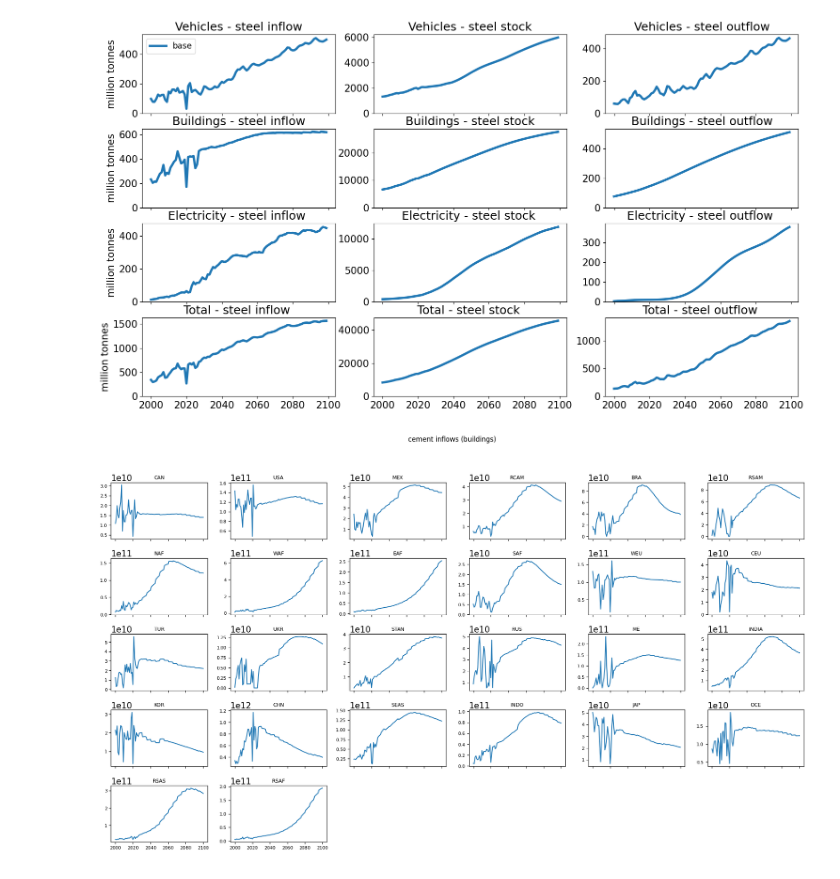
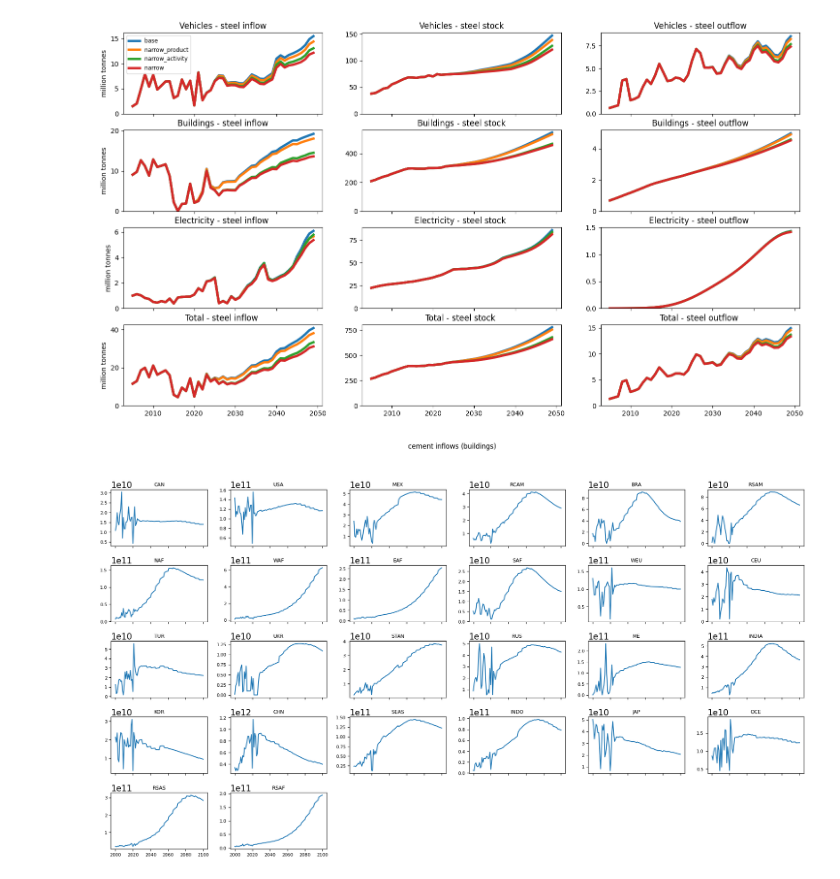
Before and after one commit to imagepbl/image-materials, a Jupyter notebook: examples/combined_scenarios.ipynb, the cells around one changed output. Cells and saved outputs as stored; diff of their text form; code cells hidden in the pictures.

```diff
--- a/examples/combined_scenarios.ipynb
+++ b/examples/combined_scenarios.ipynb
@@ -23,10 +24,10 @@ from imagematerials.util import reindex_material
 # %%
 # Define the complete timeline, including historic tail
 
-YEAR_START  = 1971    # start year of the simulation period
-YEAR_END    = 2100    # end year of the calculations
-YEAR_OUT    = 2100    # year of output generation = last year of reporting
-time_start = 1971
+YEAR_START  = 2000    # start year of the simulation period
+YEAR_END    = 2050    # end year of the calculations
+YEAR_OUT    = 2050    # year of output generation = last year of reporting
+time_start = 2000
 complete_timeline = prism.Timeline(time_start, YEAR_END, 1)
 simulation_timeline = prism.Timeline(YEAR_START, YEAR_OUT, 1)
 
@@ -35,8 +36,8 @@ simulation_timeline = prism.Timeline(YEAR_START, YEAR_OUT, 1)
 scenario_list = {
 
                 "base":("SSP2",["base"]),
-                "narrow_product":("SSP2", ["base", "narrow_product"]),
-                "narrow_activity":("SSP2_narrow", ["base", "narrow_activity"]),
+                "narrow_product":("SSP2_narrow_product", ["base", "narrow_product"]),
+                "narrow_activity":("SSP2_narrow_activity", ["base", "narrow_activity"]),
                 "narrow":("SSP2_narrow", ["base", "narrow_product", "narrow_activity"]),
                 #  "slow":("SSP2_slow",["base", "slow"]),
                 #  "close":("SSP2",["base", "close"]),
@@ -197,8 +231,9 @@ Finished base
 import matplotlib.pyplot as plt
 import seaborn as sns
 import xarray as xr
-region = "World" # "World" OR region code (e.g., "CHN", "BRA"...)
-t0 = 2000
+region = "BRA" # "World" OR region code (e.g., "CHN", "BRA"...)
+t0 = 2005
+tf = 2050
 linewidth = 3.5
 alpha=1
 material = "steel"
@@ -211,7 +246,7 @@ plt.rcParams['axes.prop_cycle'] = plt.cycler(color=colors)
 
 # --- Vehicles - steel inflow ---
 for scen_id, output in all_output.items():
-    inflow = output["inflow_materials"][0].to_array().sel(time=range(t0, 2100))
+    inflow = output["inflow_materials"][0].to_array().sel(time=range(t0, tf))
     time = inflow.coords["time"]
     if region == "World":
         axes[0].plot(time, inflow.sel(material=material).sum("Type").sum("Region") / 1e9, label=scen_id,linewidth = linewidth,alpha=alpha)
@@ -223,7 +258,7 @@ axes[0].set_ylim(bottom=0)
 
 # --- Vehicles - steel stock ---
 for scen_id, output in all_output.items():
-    stock = output["stock_by_cohort_materials"][0].sel(Time=range(t0, 2100))
+    stock = output["stock_by_cohort_materials"][0].sel(Time=range(t0, tf))
     Time = stock.coords["Time"]
     if region == "World":
         axes[1].plot(Time, stock.sel(material=material).sum("Type").sum("Region") / 1e9, label=scen_id,linewidth = linewidth,alpha=alpha)
@@ -234,7 +269,7 @@ axes[1].set_ylim(bottom=0)
 
 # --- Vehicles - steel outflow ---
 for scen_id, output in all_output.items():
-    outflow = output["outflow_by_cohort_materials"][0].to_array().sel(time=range(t0, 2100))
+    outflow = output["outflow_by_cohort_materials"][0].to_array().sel(time=range(t0, tf))
     time = outflow.coords["time"]
     if region == "World":
         axes[2].plot(time, outflow.sel(material=material).sum("Type").sum("Region") / 1e9, label=scen_id,linewidth = linewidth,alpha=alpha)
@@ -245,7 +280,7 @@ axes[2].set_ylim(bottom=0)
 
 # --- Buildings - steel inflow ---
 for scen_id, output in all_output.items():
-    inflow = output["inflow_materials"][1].to_array().sel(time=range(t0, 2100))
+    inflow = output["inflow_materials"][1].to_array().sel(time=range(t0, tf))
     time = inflow.coords["time"]
     if region == "World":
         axes[3].plot(time, inflow.sel(material=material).sum("Type").sum("Region") / 1e9, label=scen_id,linewidth = linewidth,alpha=alpha)
@@ -257,7 +292,7 @@ axes[3].set_ylim(bottom=0)
 
 # --- Buildings - steel stock ---
 for scen_id, output in all_output.items():
-    stock = output["stock_by_cohort_materials"][1].sel(Time=range(t0, 2100))
+    stock = output["stock_by_cohort_materials"][1].sel(Time=range(t0, tf))
     Time = stock.coords["Time"]
     if region == "World":
         axes[4].plot(Time, stock.sel(material=material).sum("Type").sum("Region") / 1e9, label=scen_id,linewidth = linewidth,alpha=alpha)
@@ -268,7 +303,7 @@ axes[4].set_ylim(bottom=0)
 
 # --- Buildings - steel outflow ---
 for scen_id, output in all_output.items():
-    outflow = output["outflow_by_cohort_materials"][1].to_array().sel(time=range(t0, 2100))
+    outflow = output["outflow_by_cohort_materials"][1].to_array().sel(time=range(t0, tf))
     time = outflow.coords["time"]
     if region == "World":
         axes[5].plot(time, outflow.sel(material=material).sum("Type").sum("Region") / 1e9, label=scen_id,linewidth = linewidth,alpha=alpha)
@@ -283,14 +318,14 @@ elec_idxs = [2, 3, 4, 5, 6]  # sectors elc_gen, elc_grid_lines, elc_grid_add, el
 for scen_id, output in all_output.items():
     if region == "World":
         inflows = [
-                output["inflow_materials"][i].to_array().sel(time=range(t0, 2100)).sum("Region")
+                output["inflow_materials"][i].to_array().sel(time=range(t0, tf)).sum("Region")
                 for i in elec_idxs
             ]
         inflow_elec = xr.concat(inflows, dim="subsector").sum("subsector")  # aggregate sectors 2–6
         time = inflow_elec.coords["time"]
     else:
         inflows = [
-            output["inflow_materials"][i].to_array().sel(time=range(t0, 2100), Region=region)
+            output["inflow_materials"][i].to_array().sel(time=range(t0, tf), Region=region)
             for i in elec_idxs
         ]
         inflow_elec = xr.concat(inflows, dim="subsector").sum("subsector")  # aggregate sectors 2–6
@@ -311,14 +346,14 @@ axes[6].set_ylim(bottom=0)
 for scen_id, output in all_output.items():
     if region == "World":
         stocks = [
-            output["stock_by_cohort_materials"][i].sel(Time=range(t0, 2100)).sum("Region")
+            output["stock_by_cohort_materials"][i].sel(Time=range(t0, tf)).sum("Region")
             for i in elec_idxs
         ]
         stock_elec = xr.concat(stocks, dim="subsector").sum("subsector")
         Time = stock_elec.coords["Time"]
     else:
         stocks = [
-            output["stock_by_cohort_materials"][i].sel(Time=range(t0, 2100), Region=region)
+            output["stock_by_cohort_materials"][i].sel(Time=range(t0, tf), Region=region)
             for i in elec_idxs
         ]
         stock_elec = xr.concat(stocks, dim="subsector").sum("subsector")
@@ -339,14 +374,14 @@ axes[7].set_ylim(bottom=0)
 for scen_id, output in all_output.items():
     if region == "World":
         outflows = [
-            output["outflow_by_cohort_materials"][i].to_array().sel(time=range(t0, 2100)).sum("Region")
+            output["outflow_by_cohort_materials"][i].to_array().sel(time=range(t0, tf)).sum("Region")
             for i in elec_idxs
         ]
         outflow_elec = xr.concat(outflows, dim="subsector").sum("subsector")
         time = outflow_elec.coords["time"]
     else:
         outflows = [
-            output["outflow_by_cohort_materials"][i].to_array().sel(time=range(t0, 2100), Region=region)
+            output["outflow_by_cohort_materials"][i].to_array().sel(time=range(t0, tf), Region=region)
             for i in elec_idxs
         ]
         outflow_elec = xr.concat(outflows, dim="subsector").sum("subsector")
@@ -369,14 +404,14 @@ total_idxs = [0, 1, 2, 3, 4, 5, 6]
 for scen_id, output in all_output.items():
     if region == "World":
         inflows = [
-            output["inflow_materials"][i].to_array().sel(time=range(t0, 2100)).sum("Region")
+            output["inflow_materials"][i].to_array().sel(time=range(t0, tf)).sum("Region")
             for i in total_idxs
         ]
         inflow_total = xr.concat(inflows, dim="subsector").sum("subsector")
         time = inflow_total.coords["time"]
     else:
         inflows = [
-            output["inflow_materials"][i].to_array().sel(time=range(t0, 2100), Region=region)
+            output["inflow_materials"][i].to_array().sel(time=range(t0, tf), Region=region)
             for i in total_idxs
         ]
         inflow_total = xr.concat(inflows, dim="subsector").sum("subsector")
@@ -397,14 +432,14 @@ axes[9].set_ylim(bottom=0)
 for scen_id, output in all_output.items():
     if region == "World":
         stocks = [
-            output["stock_by_cohort_materials"][i].sel(Time=range(t0, 2100)).sum("Region")
+            output["stock_by_cohort_materials"][i].sel(Time=range(t0, tf)).sum("Region")
             for i in total_idxs
         ]
         stock_total = xr.concat(stocks, dim="subsector").sum("subsector")
         Time = stock_total.coords["Time"]
     else:
         stocks = [
-            output["stock_by_cohort_materials"][i].sel(Time=range(t0, 2100), Region = region)
+            output["stock_by_cohort_materials"][i].sel(Time=range(t0, tf), Region = region)
             for i in total_idxs
         ]
         stock_total = xr.concat(stocks, dim="subsector").sum("subsector")
@@ -424,14 +459,14 @@ axes[10].set_ylim(bottom=0)
 for scen_id, output in all_output.items():
     if region == "World":
         outflows = [
-            output["outflow_by_cohort_materials"][i].to_array().sel(time=range(t0, 2100)).sum("Region")
+            output["outflow_by_cohort_materials"][i].to_array().sel(time=range(t0, tf)).sum("Region")
             for i in total_idxs
         ]
         outflow_total = xr.concat(outflows, dim="subsector").sum("subsector")
         time = outflow_total.coords["time"]
     else:
         outflows = [
-            output["outflow_by_cohort_materials"][i].to_array().sel(time=range(t0, 2100), Region=region)
+            output["outflow_by_cohort_materials"][i].to_array().sel(time=range(t0, tf), Region=region)
             for i in total_idxs
         ]
         outflow_total = xr.concat(outflows, dim="subsector").sum("subsector")
@@ -460,4 +512,4 @@ plt.show()
-[figure, old version]
+[figure, new version]
 # %%
 material = "cement"
 variable = "inflow_materials"
```
Also changed, not shown: parts of 3 cells of this notebook.
